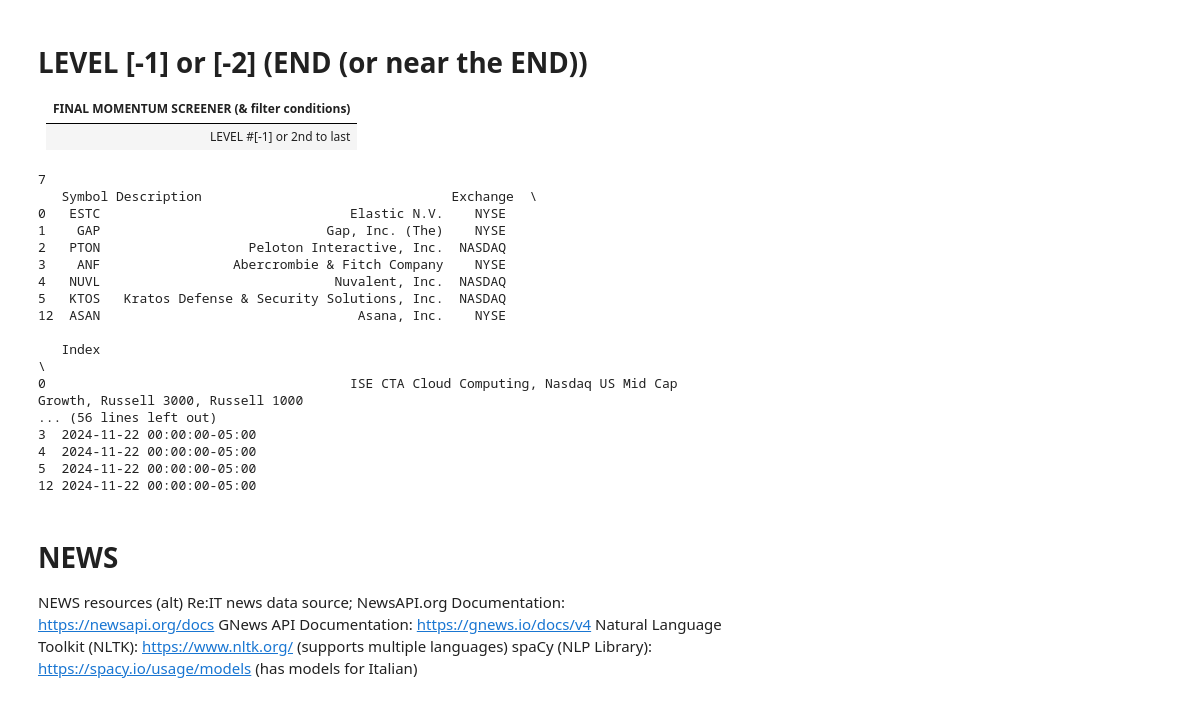
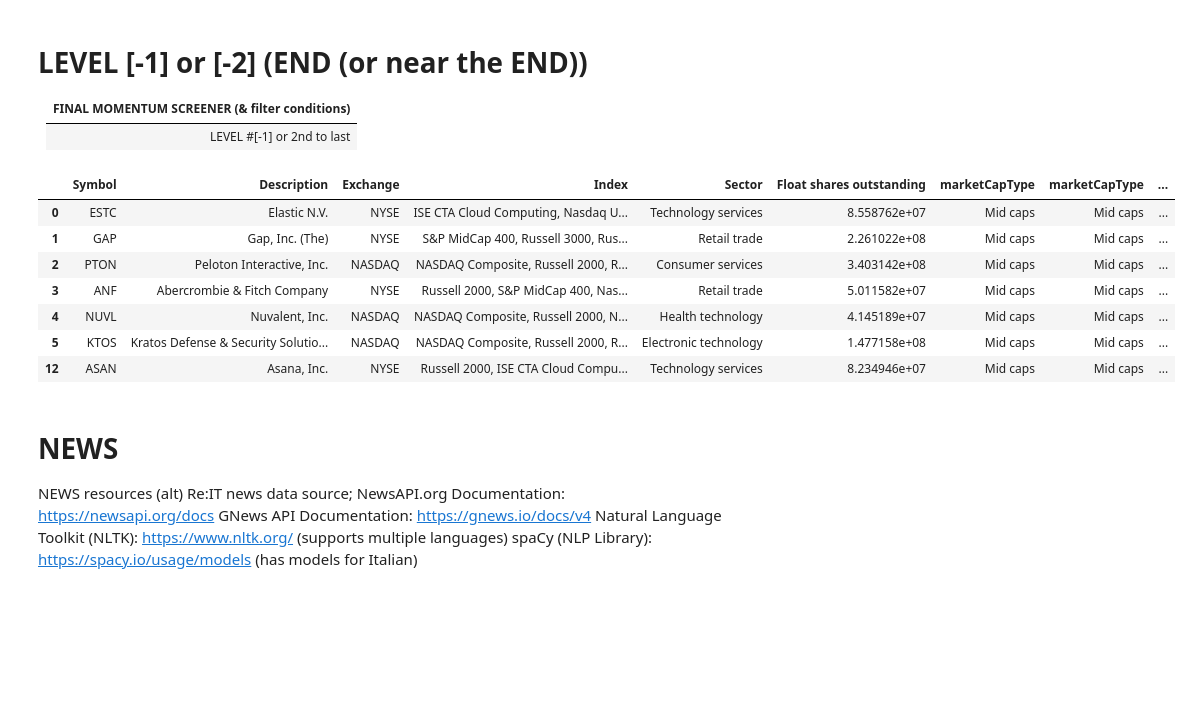
Before and after one commit to sudz4/sps, a Jupyter notebook: x_pre_market_gap_up_screener/main_dev_pmgus.ipynb, the cells around one changed output. Saved outputs shown, nothing was run; the diff lists cells and outputs as text; code cells hidden in the pictures; blank space fills up the shorter version.

```diff
--- a/x_pre_market_gap_up_screener/main_dev_pmgus.ipynb
+++ b/x_pre_market_gap_up_screener/main_dev_pmgus.ipynb
@@ -431,27 +425,18 @@ def final_momentum_filter(df):
 # %%
 pmgus_sl_df = final_momentum_filter(explode_df)
 # %%
-print(len(pmgus_sl_df))
-print(pmgus_sl_df)
-# display(pmgu_sl_df)
+# print(len(pmgus_sl_df))
+# print(pmgus_sl_df)
+display(pmgus_sl_df)
 # %% [output]
-7
-   Symbol Description                                Exchange  \
-0   ESTC                                Elastic N.V.    NYSE
-1    GAP                             Gap, Inc. (The)    NYSE
-2   PTON                   Peloton Interactive, Inc.  NASDAQ
-3    ANF                 Abercrombie & Fitch Company    NYSE
-4   NUVL                              Nuvalent, Inc.  NASDAQ
-5   KTOS   Kratos Defense & Security Solutions, Inc.  NASDAQ
-12  ASAN                                 Asana, Inc.    NYSE
-
-   Index                                                                                                               \
-0                                       ISE CTA Cloud Computing, Nasdaq US Mid Cap Growth, Russell 3000, Russell 1000
-... (56 lines left out)
-3  2024-11-22 00:00:00-05:00
-4  2024-11-22 00:00:00-05:00
-5  2024-11-22 00:00:00-05:00
-12 2024-11-22 00:00:00-05:00
+|  | Symbol | Description | Exchange | Index | Sector | Float shares outstanding | marketCapType | marketCapType | ... |
+| 0 | ESTC | Elastic N.V. | NYSE | ISE CTA Cloud Computing, Nasdaq U... | Technology services | 8.558762e+07 | Mid caps | Mid caps | ... |
+| 1 | GAP | Gap, Inc. (The) | NYSE | S&P MidCap 400, Russell 3000, Rus... | Retail trade | 2.261022e+08 | Mid caps | Mid caps | ... |
+| 2 | PTON | Peloton Interactive, Inc. | NASDAQ | NASDAQ Composite, Russell 2000, R... | Consumer services | 3.403142e+08 | Mid caps | Mid caps | ... |
+| 3 | ANF | Abercrombie & Fitch Company | NYSE | Russell 2000, S&P MidCap 400, Nas... | Retail trade | 5.011582e+07 | Mid caps | Mid caps | ... |
+| 4 | NUVL | Nuvalent, Inc. | NASDAQ | NASDAQ Composite, Russell 2000, N... | Health technology | 4.145189e+07 | Mid caps | Mid caps | ... |
+| 5 | KTOS | Kratos Defense & Security Solutio... | NASDAQ | NASDAQ Composite, Russell 2000, R... | Electronic technology | 1.477158e+08 | Mid caps | Mid caps | ... |
+| 12 | ASAN | Asana, Inc. | NYSE | Russell 2000, ISE CTA Cloud Compu... | Technology services | 8.234946e+07 | Mid caps | Mid caps | ... |
 # %%
 # export to csv
 short_list_fp_fn = f'/Users/sudz4/Desktop/SPS_local/sps/x_pre_market_gap_up_screener/pmgus_short_list_dataframe_output_{screen_date}.csv'
```
Also changed, not shown: parts of 9 cells of this notebook.
